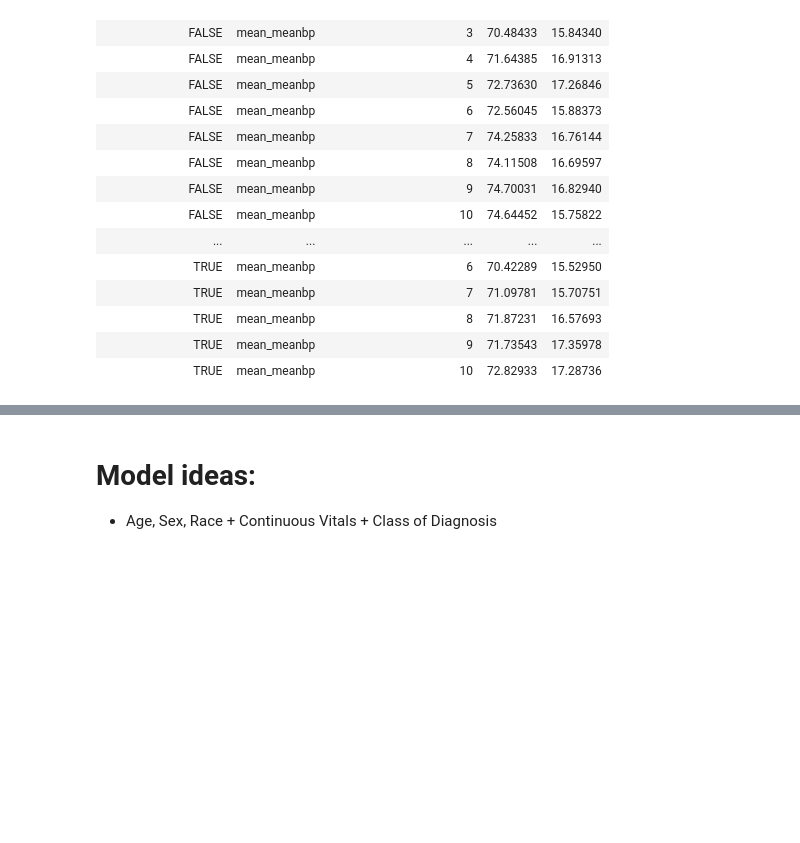
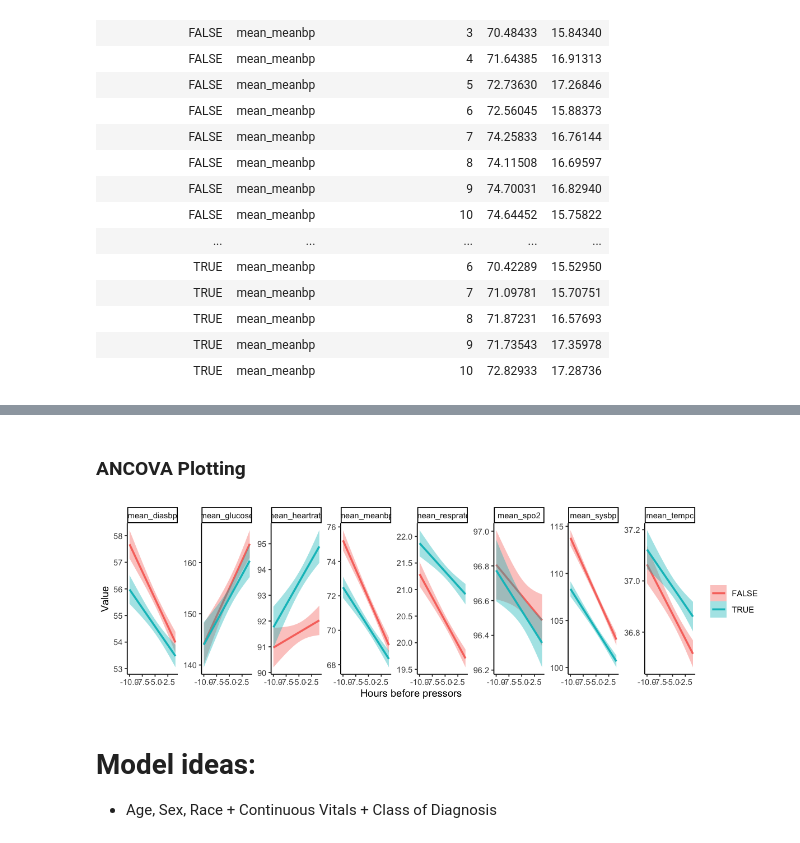
Before and after one commit to ruoyijiang/general, a Jupyter notebook: projects/haimovich_pressors/R_Pressor_Outcomes.ipynb, the cells around one changed output, grey strips where cells are left out. Cells and saved outputs as stored; diff of their text form; code cells hidden in the pictures; blank space fills up the shorter version.

```diff
--- a/projects/haimovich_pressors/R_Pressor_Outcomes.ipynb
+++ b/projects/haimovich_pressors/R_Pressor_Outcomes.ipynb
@@ -1022,3 +1412,23 @@ A grouped_df: 20 × 5
+# %% [markdown]
+### ANCOVA Plotting
+# %%
+toplot <- melt_results_df %>%
+    mutate(INTERVAL = -INTERVAL) %>%
+    drop_na(VALUE) %>%
+    filter(grepl("mean_", ID))
+# %%
+options(repr.plot.width=10, repr.plot.height=3)
+g <- ggplot(toplot,
+            aes(x=toplot$INTERVAL, y=toplot$VALUE, color=factor(toplot$MORETHAN24HOURS))) +
+#geom_point() +
+geom_smooth(method=lm, aes(fill=factor(toplot$MORETHAN24HOURS))) +
+xlab("Hours before pressors") + ylab("Value") +
+theme_classic() + theme(legend.title = element_blank()) +
+facet_wrap(. ~ ID, scale="free", nrow=1)
+# %%
+plot(g)
+# %% [output]
+[figure, added]
 # %% [markdown]
 # Model ideas:
 - Age, Sex, Race + Continuous Vitals + Class of Diagnosis
```
Also changed, not shown: parts of 56 cells of this notebook.
